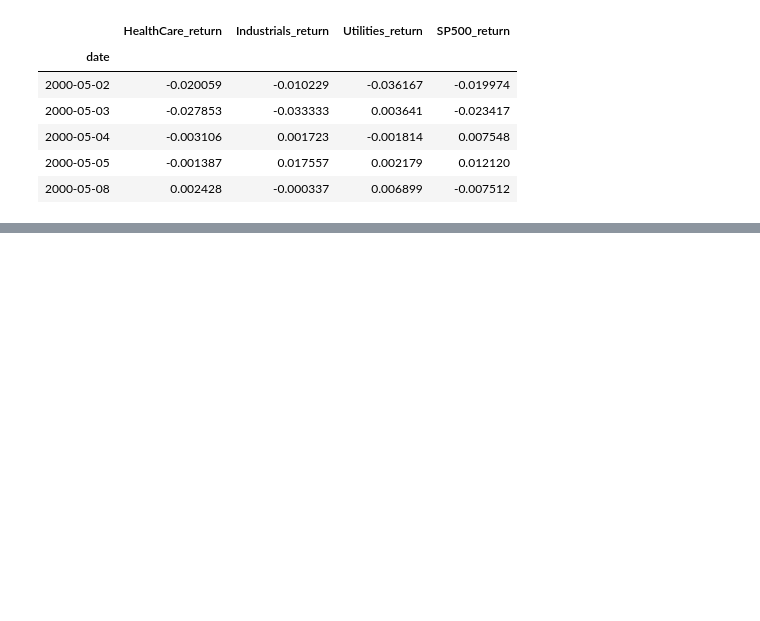
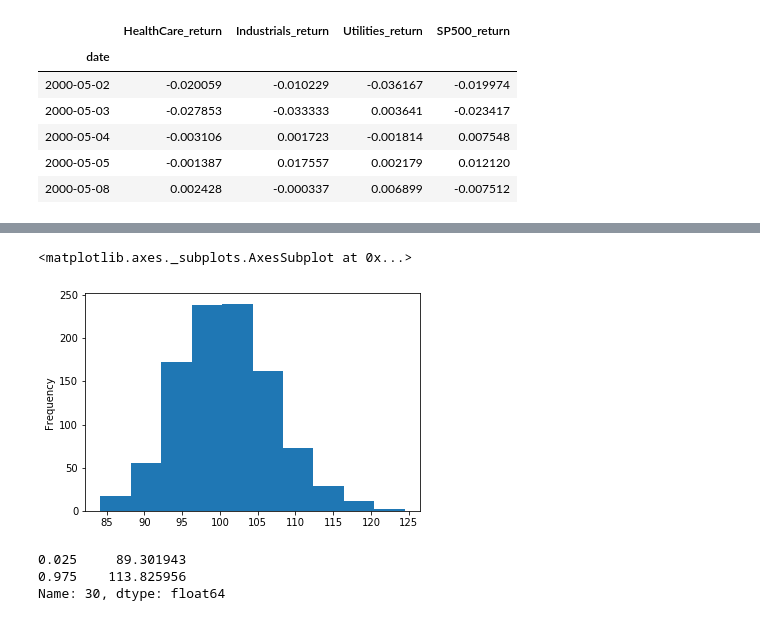
Before and after one commit to bkayratkyzy/Monte_Carlo_Simulations, a Jupyter notebook: notebooks/gabriel.ipynb, the cells around one changed output, grey strips where cells are left out. Saved outputs shown, nothing was run; the diff lists cells and outputs as text; code cells hidden in the pictures; blank space fills up the shorter version.

```diff
--- a/notebooks/gabriel.ipynb
+++ b/notebooks/gabriel.ipynb
@@ -417,0 +495,14 @@ returns_df.head()
+# %%
+# Plot a frequency distribution of simulated ending prices
+simulated_ending_prices_HealthCare.plot(kind='hist')
+# %% [output]
+<matplotlib.axes._subplots.AxesSubplot at 0x...>
+[figure, added]
+# %%
+# Use `quantile` function to calculate the 95% confidence interval for simulated ending prices
+confidence_interval = simulated_ending_prices_HealthCare.quantile(q=[0.025, 0.975])
+confidence_interval
+# %% [output]
+0.025     89.301943
+0.975    113.825956
+Name: 30, dtype: float64
```
Also changed, not shown: parts of 25 cells of this notebook.
